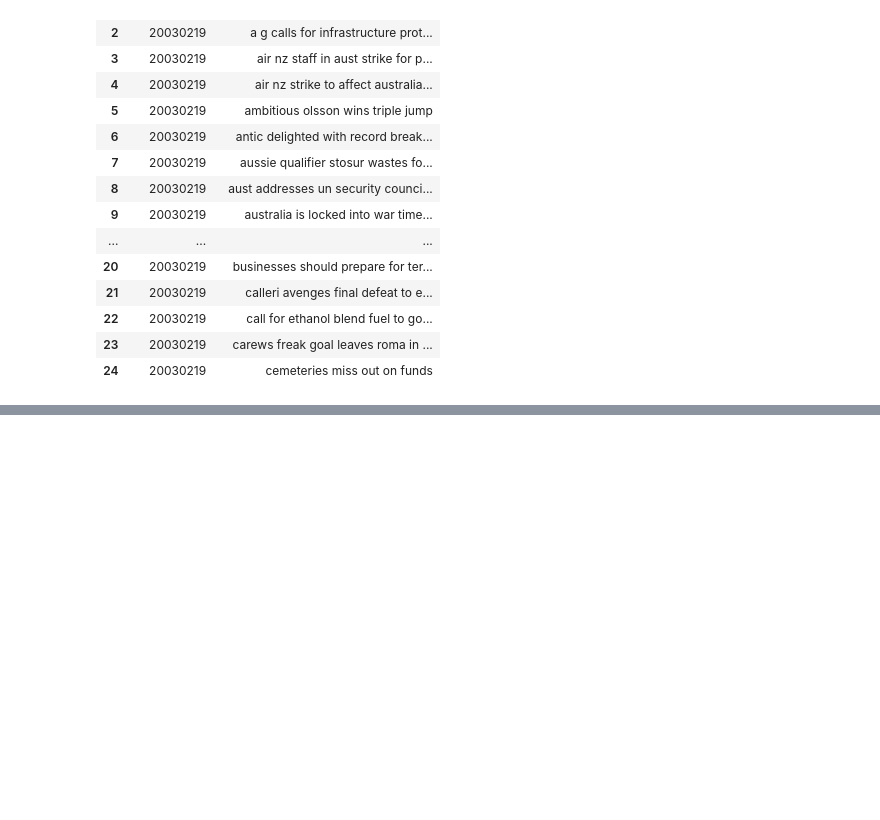
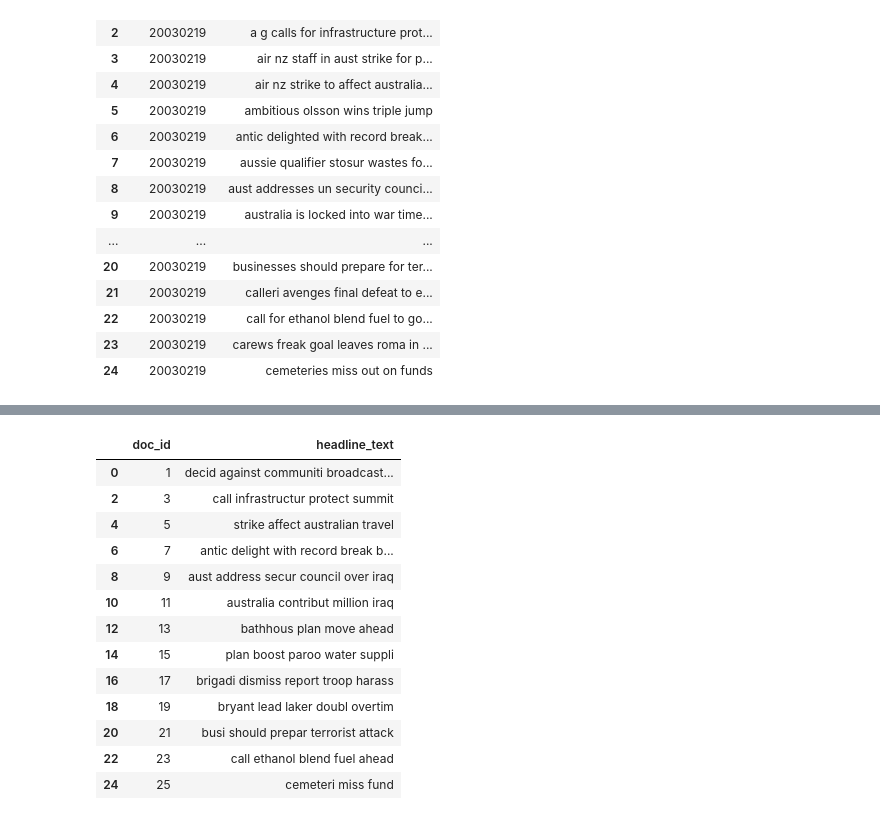
Before and after one commit to KrishnanditoLksn/News-InformationRetrieval, a Jupyter notebook: top_news.ipynb, the cells around one changed output, grey strips where cells are left out. Saved outputs shown, nothing was run; the diff lists cells and outputs as text; code cells hidden in the pictures; blank space fills up the shorter version.

```diff
--- a/top_news.ipynb
+++ b/top_news.ipynb
@@ -140,0 +146,29 @@ top_news_dropped_reset_index = top_news_dropped.reset_index(drop=True)
+# %%
+from nltk.tokenize import word_tokenize
+
+
+def stemmer_sentence(headline):
+    stemmer = SnowballStemmer('english')
+    headline = re.sub(r'[^a-zA-Z0-9\s]', '', headline).lower()
+    tokens = word_tokenize(headline)
+    tokens = [stemmer.stem(w) for w in tokens if len(w) > 3]
+    return " ".join(tokens)
+# %%
+top_news_dropped.loc[:, 'headline_text'] = top_news_dropped['headline_text'].apply(stemmer_sentence)
+
+top_news_dropped
+# %% [output]
+|  | doc_id | headline_text |
+| 0 | 1 | decid against communiti broadcast... |
+| 2 | 3 | call infrastructur protect summit |
+| 4 | 5 | strike affect australian travel |
+| 6 | 7 | antic delight with record break b... |
+| 8 | 9 | aust address secur council over iraq |
+| 10 | 11 | australia contribut million iraq |
+| 12 | 13 | bathhous plan move ahead |
+| 14 | 15 | plan boost paroo water suppli |
+| 16 | 17 | brigadi dismiss report troop harass |
+| 18 | 19 | bryant lead laker doubl overtim |
+| 20 | 21 | busi should prepar terrorist attack |
+| 22 | 23 | call ethanol blend fuel ahead |
+| 24 | 25 | cemeteri miss fund |
```
Also changed, not shown: parts of 7 cells of this notebook.
